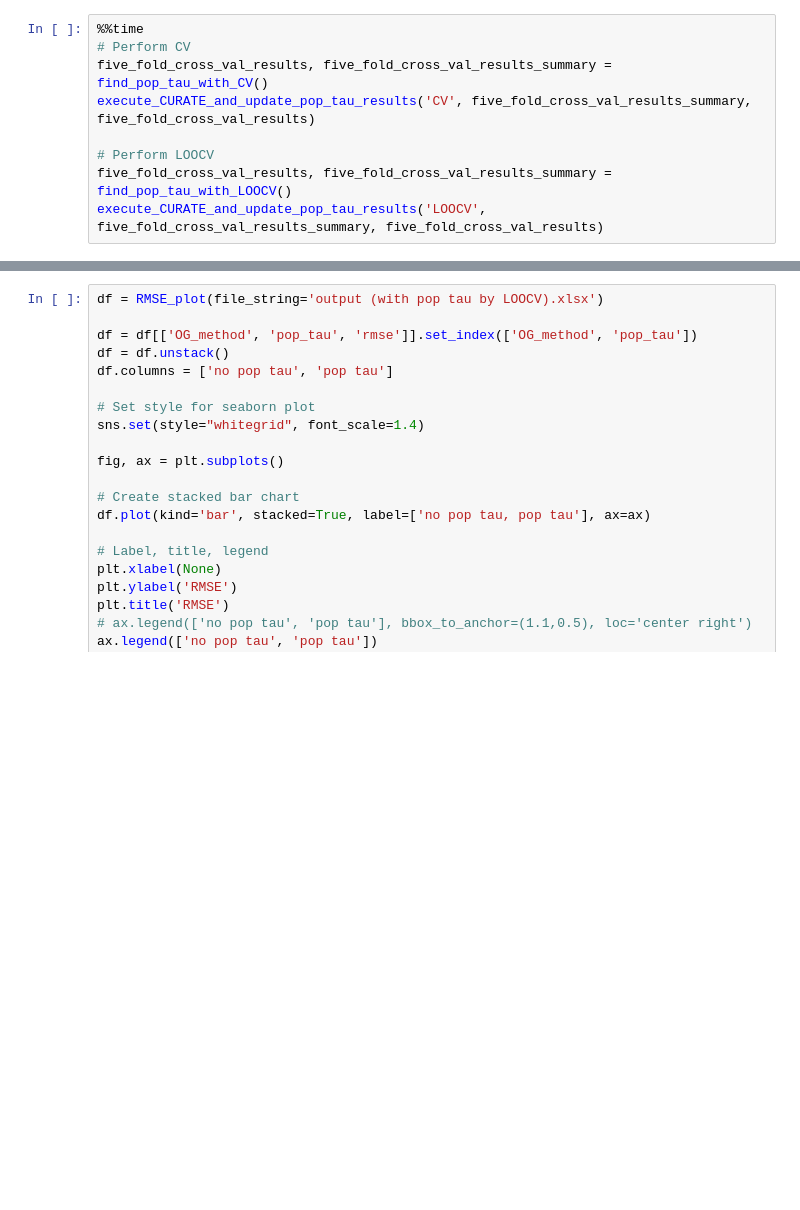
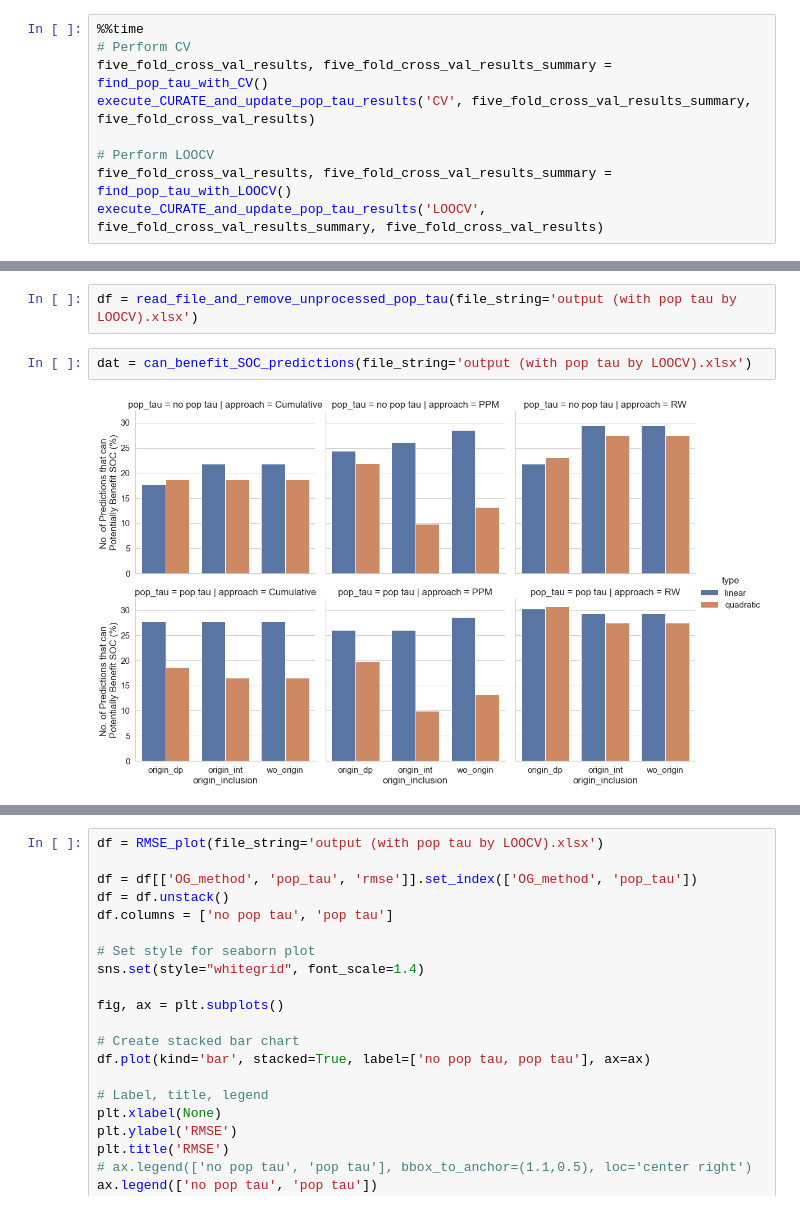
Before and after one commit to tshibei/retro_ped_liver_transplant, a Jupyter notebook: retro_PLT.ipynb, the cells around one changed output, grey strips where cells are left out. Saved outputs shown, nothing was run; the diff lists cells and outputs as text; blank space fills up the shorter version.

```diff
--- a/retro_PLT.ipynb
+++ b/retro_PLT.ipynb
@@ -47,0 +44,6 @@ Wall time: 22.9 s
+# %%
+df = read_file_and_remove_unprocessed_pop_tau(file_string='output (with pop tau by LOOCV).xlsx')
+# %%
+dat = can_benefit_SOC_predictions(file_string='output (with pop tau by LOOCV).xlsx')
+# %% [output]
+[figure, added]
```
Also changed, not shown: parts of 3 cells of this notebook, 3 other files.
